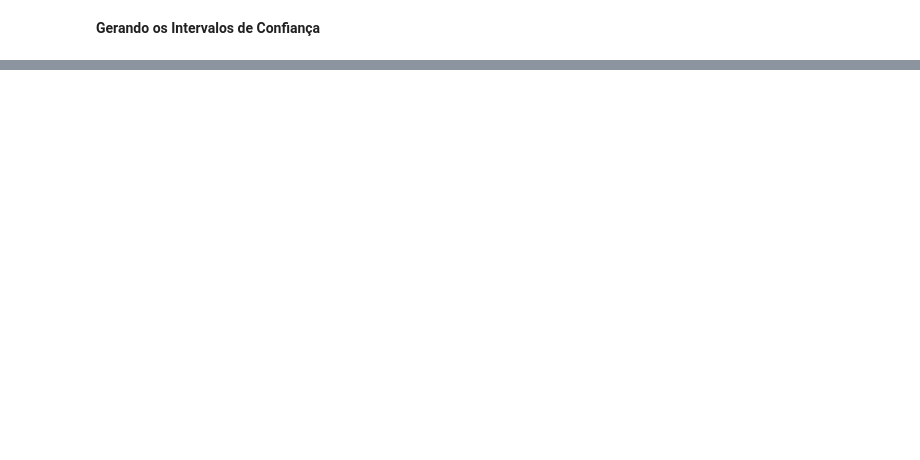
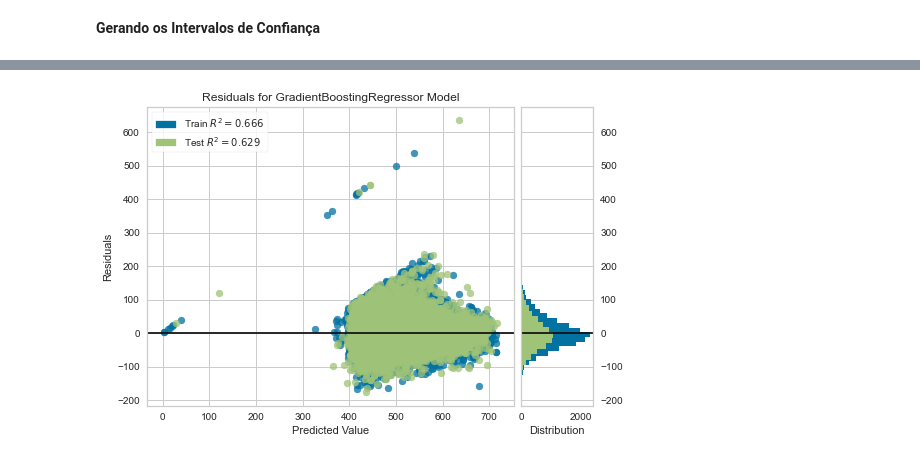
Before and after one commit to DaviReisVieira/Projeto-2-CDados, a Jupyter notebook: Análise Exploratória e Modelo.ipynb, the cells around one changed output, grey strips where cells are left out. Cells and saved outputs as stored; diff of their text form; code cells hidden in the pictures; blank space fills up the shorter version.

```diff
--- a/Análise Exploratória e Modelo.ipynb
+++ b/Análise Exploratória e Modelo.ipynb
@@ -1257,0 +1391,4 @@ plot_model(gbr, 'feature')
+# %%
+plot_model(gbr, plot='residuals')
+# %% [output]
+[figure, added]
```
Also changed, not shown: parts of 36 cells of this notebook, 6 other files.
